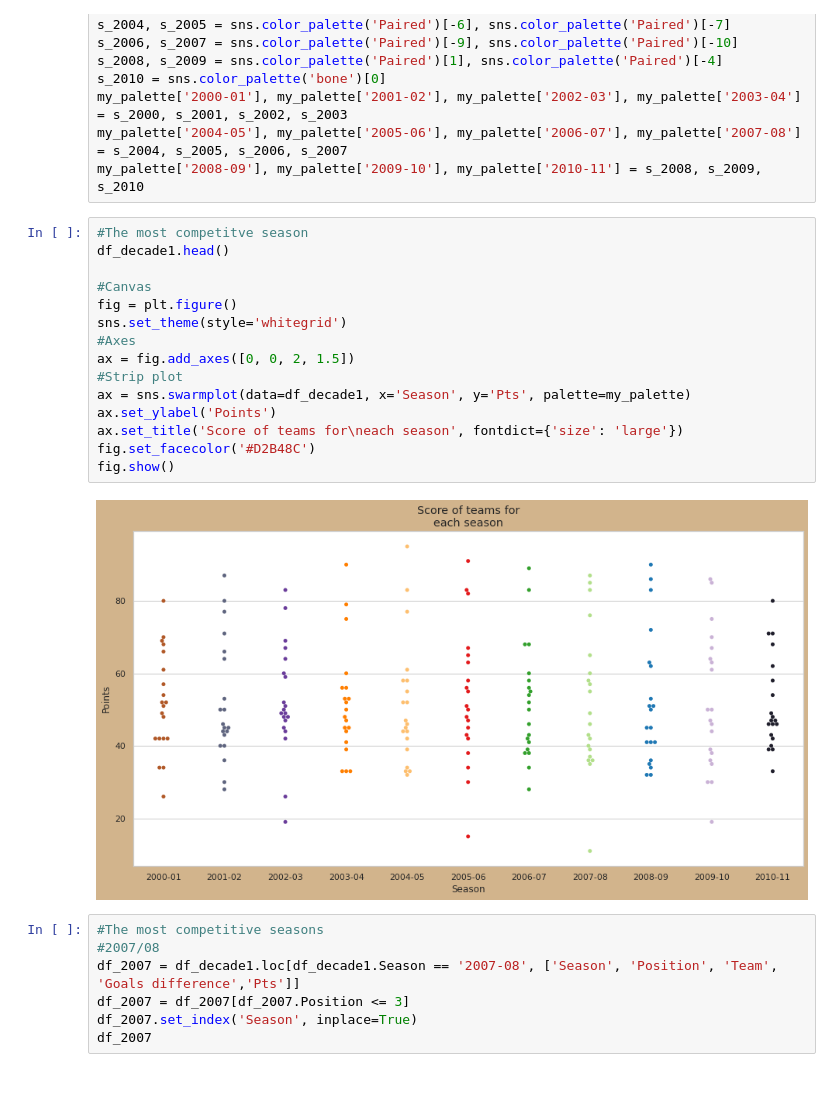
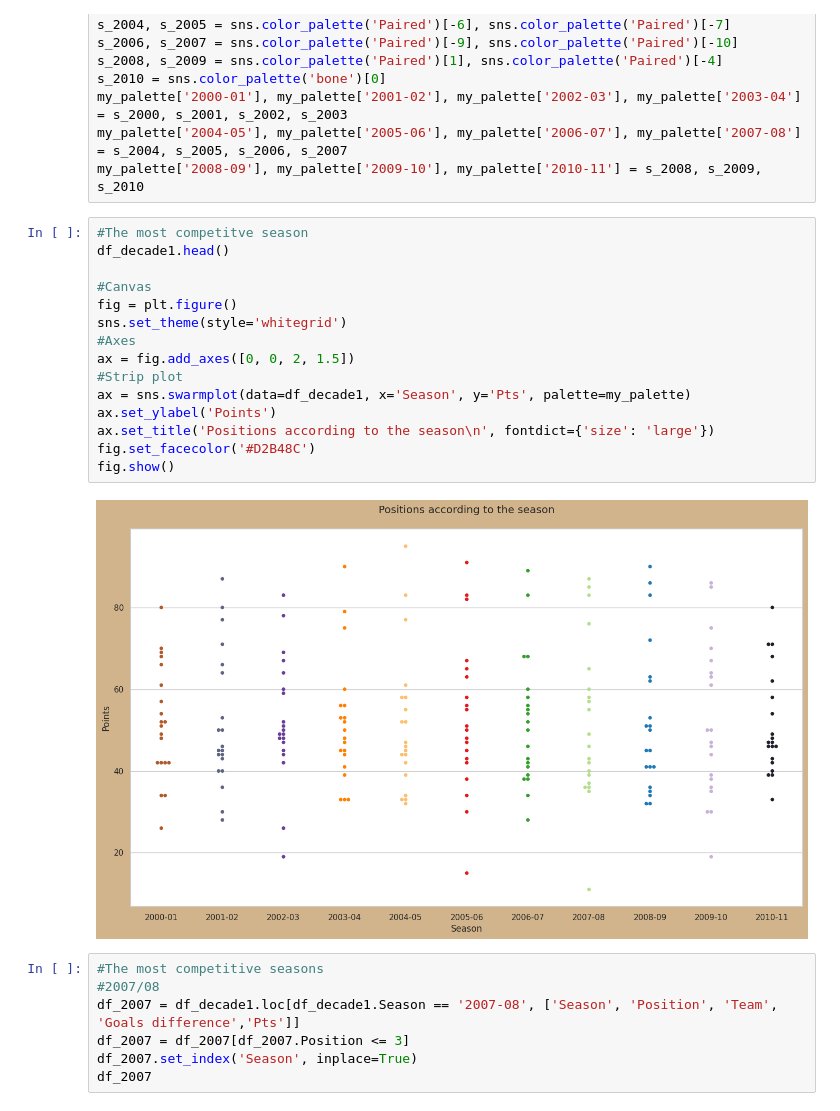
Before and after one commit to CarlosFOL/Premier_League, a Jupyter notebook: notebook.ipynb, the cells around one changed output. Saved outputs shown, nothing was run; the diff lists cells and outputs as text; blank space fills up the shorter version.

```diff
--- a/notebook.ipynb
+++ b/notebook.ipynb
@@ -272,20 +272,20 @@ my_palette['2008-09'], my_palette['2009-10'], my_palette['2010-11'] = s_2008, s_
 # %%
 #The most competitve season
 df_decade1.head()
 
 #Canvas
 fig = plt.figure()
 sns.set_theme(style='whitegrid')
 #Axes
 ax = fig.add_axes([0, 0, 2, 1.5])
 #Strip plot
 ax = sns.swarmplot(data=df_decade1, x='Season', y='Pts', palette=my_palette)
 ax.set_ylabel('Points')
-ax.set_title('Score of teams for\neach season', fontdict={'size': 'large'})
+ax.set_title('Positions according to the season\n', fontdict={'size': 'large'})
 fig.set_facecolor('#D2B48C')
 fig.show()
 # %% [output]
-[figure, old version]
+[figure, new version]
 # %%
 #The most competitive seasons
 #2007/08
```
Also changed, not shown: parts of 30 cells of this notebook.
